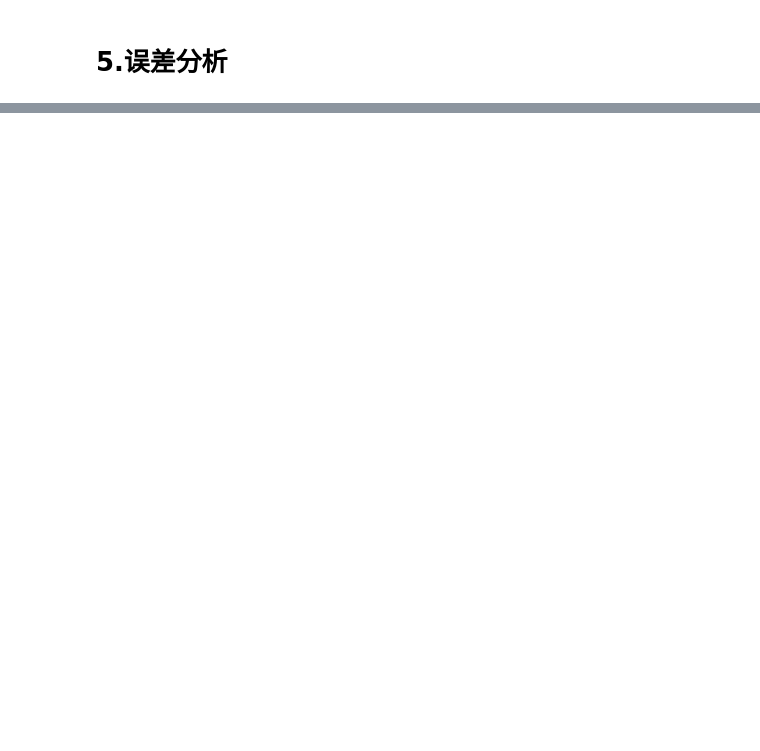
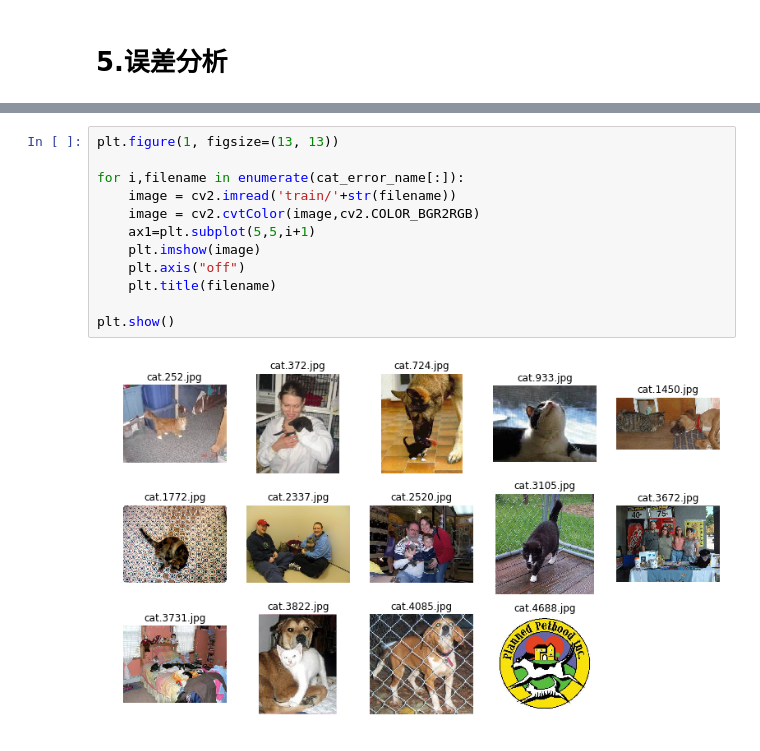
Before and after one commit to rikichou/final, a Jupyter notebook: dog_vs_cat.ipynb, the cells around one changed output, grey strips where cells are left out. Cells and saved outputs as stored; diff of their text form; blank space fills up the shorter version.

```diff
--- a/dog_vs_cat.ipynb
+++ b/dog_vs_cat.ipynb
@@ -846,0 +850,14 @@ plt.show()
+# %%
+plt.figure(1, figsize=(13, 13))
+
+for i,filename in enumerate(cat_error_name[:]):
+    image = cv2.imread('train/'+str(filename))
+    image = cv2.cvtColor(image,cv2.COLOR_BGR2RGB)
+    ax1=plt.subplot(5,5,i+1)
+    plt.imshow(image)
+    plt.axis("off")
+    plt.title(filename)
+
+plt.show()
+# %% [output]
+[figure, added]
```
Also changed, not shown: parts of 9 cells of this notebook.
